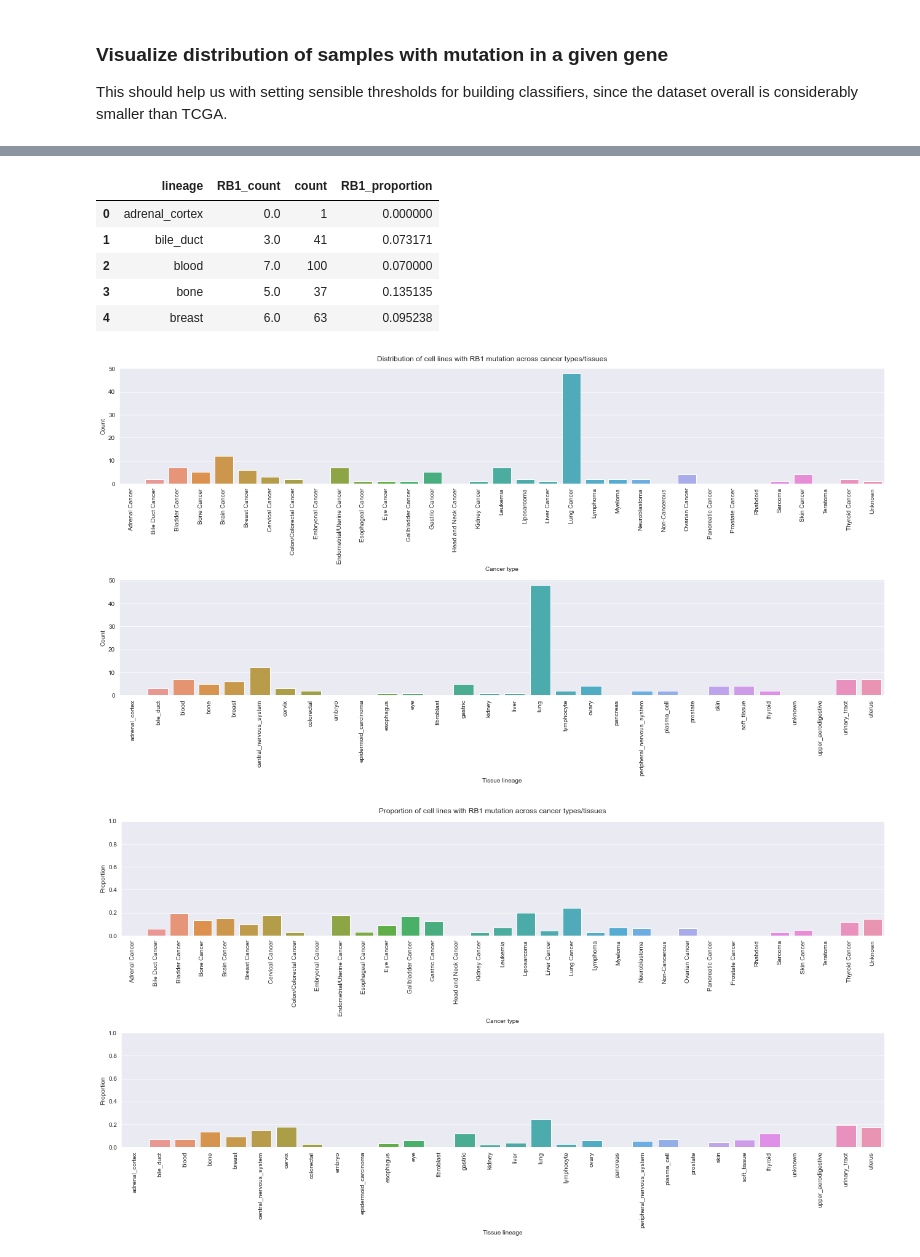
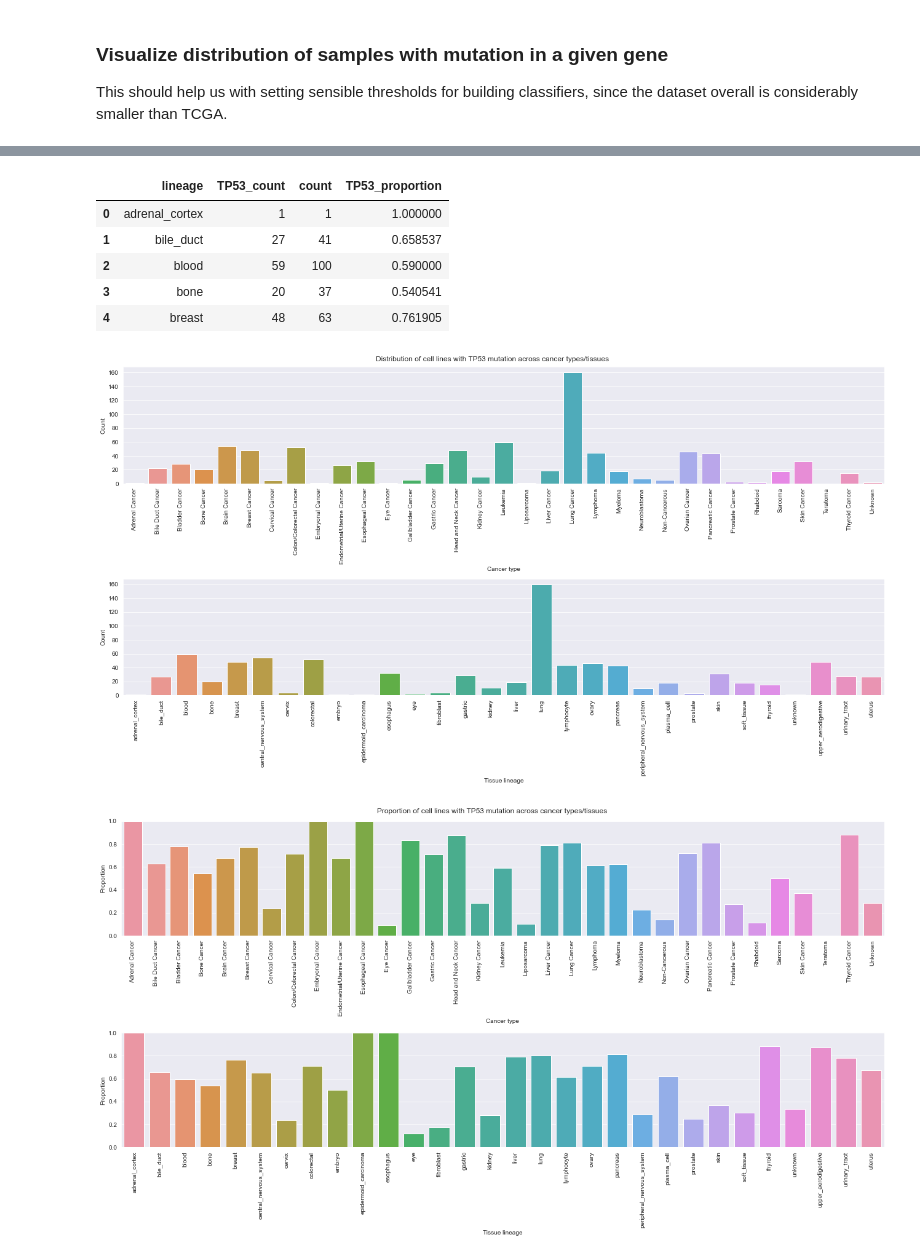
Before and after one commit to greenelab/pancancer-evaluation, a Jupyter notebook: 08_cell_line_prediction/download_data.ipynb, the cells around one changed output, grey strips where cells are left out. Cells and saved outputs as stored; diff of their text form; code cells hidden in the pictures.

Commit message:
run download_data.py for multiple genes using papermill

```diff
--- a/08_cell_line_prediction/download_data.ipynb
+++ b/08_cell_line_prediction/download_data.ipynb
@@ -12,3 +12,13 @@ import pancancer_evaluation.config as cfg
+# %%
+# gene to explore mutation distribution for
+gene = 'TP53'
+
+# where to save plots
+output_plots = True
+output_plots_dir = (
+    cfg.repo_root / '08_cell_line_prediction' / 'sample_dists'
+)
+output_plots_dir.mkdir(exist_ok=True)
 # %% [markdown]
 ### Download cell line info and expression data
 # %%
@@ -259,9 +272,6 @@ plt.tight_layout()
 
 This should help us with setting sensible thresholds for building classifiers, since the dataset overall is considerably smaller than TCGA.
 # %%
-# gene to explore mutation distribution for
-gene = 'RB1'
-
 gene_index = (ccle_sample_info_df.index
     .intersection(ccle_expression_df.index)
     .intersection(ccle_mutation_binary_df[ccle_mutation_binary_df[gene] == 1].index)
@@ -310,12 +320,12 @@ ccle_gene_tissues['{}_proportion'.format(gene)] = (
 
 ccle_gene_tissues.head()
 # %% [output]
-|  | lineage | RB1_count | count | RB1_proportion |
-| 0 | adrenal_cortex | 0.0 | 1 | 0.000000 |
-| 1 | bile_duct | 3.0 | 41 | 0.073171 |
-| 2 | blood | 7.0 | 100 | 0.070000 |
-| 3 | bone | 5.0 | 37 | 0.135135 |
-| 4 | breast | 6.0 | 63 | 0.095238 |
+|  | lineage | TP53_count | count | TP53_proportion |
+| 0 | adrenal_cortex | 1 | 1 | 1.000000 |
+| 1 | bile_duct | 27 | 41 | 0.658537 |
+| 2 | blood | 59 | 100 | 0.590000 |
+| 3 | bone | 20 | 37 | 0.540541 |
+| 4 | breast | 48 | 63 | 0.761905 |
 # %%
 sns.set({'figure.figsize': (18, 10)})
 fig, axarr = plt.subplots(2, 1)
@@ -338,34 +348,42 @@ plt.suptitle(
     'Distribution of cell lines with {} mutation across cancer types/tissues'.format(gene)
 )
 plt.tight_layout()
+
+if output_plots:
+    plt.savefig(output_plots_dir / '{}_cancer_types_tissues_dist.png'.format(gene),
+                dpi=200, bbox_inches='tight')
 # %% [output]
-[figure, old version]
+[figure, new version]
 # %%
 sns.set({'figure.figsize': (18, 10)})
 fig, axarr = plt.subplots(2, 1)
 
 sns.barplot(data=ccle_gene_cancer_types, x='primary_disease',
             y='{}_proportion'.format(gene),
             ax=axarr[0])
 axarr[0].set_xticklabels(axarr[0].get_xticklabels(), rotation=90)
 axarr[0].set_xlabel('Cancer type')
 axarr[0].set_ylabel('Proportion')
 axarr[0].set_ylim(0.0, 1.0)
 
 sns.barplot(data=ccle_gene_tissues, x='lineage',
             y='{}_proportion'.format(gene),
             ax=axarr[1])
 axarr[1].set_xticklabels(axarr[1].get_xticklabels(), rotation=90)
 axarr[1].set_xlabel('Tissue lineage')
 axarr[1].set_ylabel('Proportion')
 axarr[1].set_ylim(0.0, 1.0)
 
 plt.suptitle(
     'Proportion of cell lines with {} mutation across cancer types/tissues'.format(gene)
 )
 plt.tight_layout()
+
+if output_plots:
+    plt.savefig(output_plots_dir / '{}_cancer_types_tissues_proportions.png'.format(gene),
+                dpi=200, bbox_inches='tight')
 # %% [output]
-[figure, old version]
+[figure, new version]
 # %%
 # how many cancer types would be valid for the given gene with the given cutoffs
 mutation_count = 5
```
Also changed, not shown: parts of 9 cells of this notebook, 3 other files.
